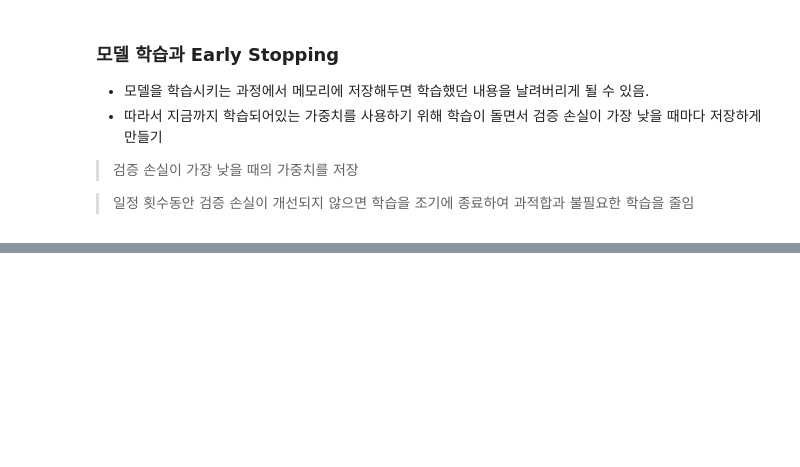
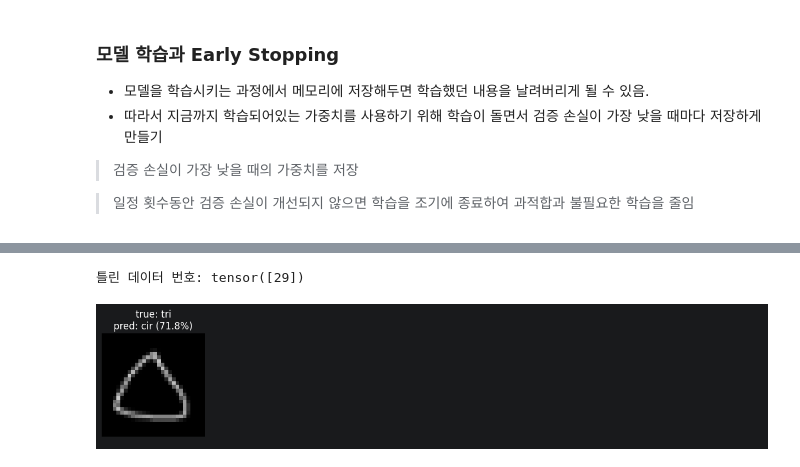
Before and after one commit to hurwan0629/lang-chain-KDT, a Jupyter notebook: workspace/python/14_scikit_learn/24_hand_draw_custom.ipynb, the cells around one changed output, grey strips where cells are left out. Cells and saved outputs as stored; diff of their text form; code cells hidden in the pictures; blank space fills up the shorter version.

```diff
--- a/workspace/python/14_scikit_learn/24_hand_draw_custom.ipynb
+++ b/workspace/python/14_scikit_learn/24_hand_draw_custom.ipynb
@@ -498,0 +676,33 @@ train_loss: 0.0093 train_acc: 1.0 val_loss: 0.0029 val_acc: 1.0
+# %%
+wrong_indices = torch.where(y_true != y_pred)[0]
+print("틀린 데이터 번호:", wrong_indices)
+# %% [output]
+틀린 데이터 번호: tensor([29])
+# %%
+if len(wrong_indices) == 0:
+    print('현재 테스트 데이터에서 오분류 이미지가 없습니다.')
+else:
+    show_count = min(18, len(wrong_indices))
+    selected = wrong_indices[:show_count]
+    rows = int(np.ceil(show_count / 6))
+    fig, axes = plt.subplots(rows, 6, figsize=(12, 2.5 * rows))
+    axes = np.array(axes).reshape(-1)
+
+    for ax in axes:
+        ax.axis('off')
+
+    for ax, idx in zip(axes, selected):
+        true_idx = y_true[idx].item()
+        pred_idx = y_pred[idx].item()
+        confidence = y_prob[idx, pred_idx].item() * 100
+        ax.imshow(denormalize(test_images[idx]).squeeze(0), cmap='gray', vmin=0, vmax=1)
+        ax.set_title(
+            f'true: {class_names[true_idx]}\n'
+            f'pred: {class_names[pred_idx]} ({confidence:.1f}%)'
+        )
+        ax.axis('off')
+
+    plt.tight_layout()
+    plt.show()
+# %% [output]
+[figure, added]
```
Also changed, not shown: parts of 19 cells of this notebook, 12 other files.
